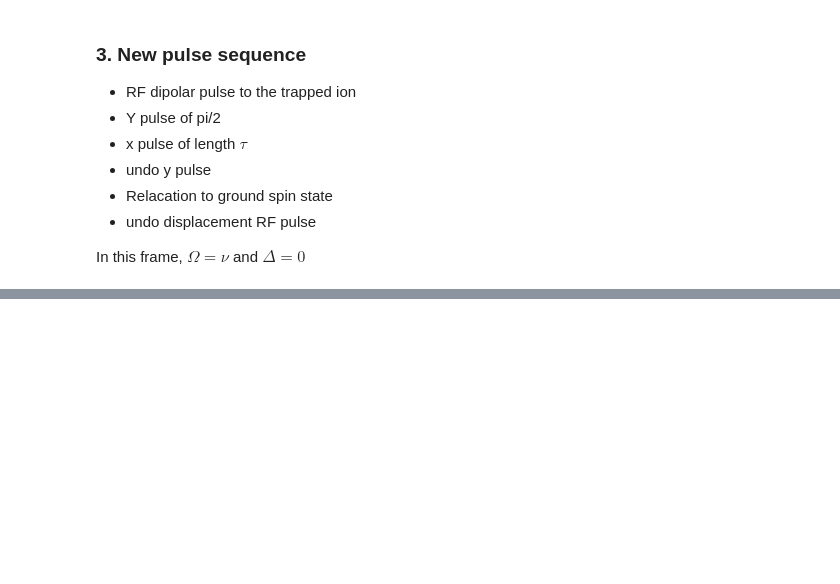
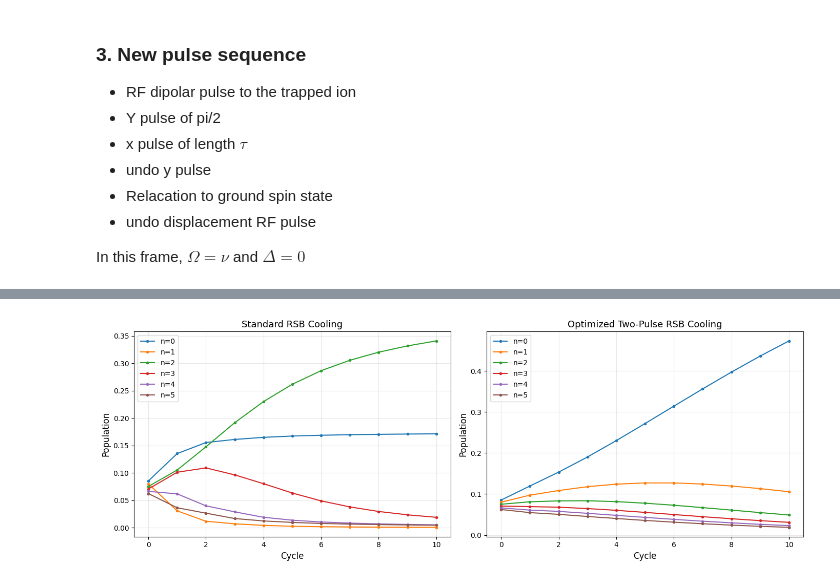
Before and after one commit to GonReina/QLearn, a Jupyter notebook: trapped_ions/Fock_mixtures_sim.ipynb, the cells around one changed output, grey strips where cells are left out. Saved outputs shown, nothing was run; the diff lists cells and outputs as text; code cells hidden in the pictures; blank space fills up the shorter version.

```diff
--- a/trapped_ions/Fock_mixtures_sim.ipynb
+++ b/trapped_ions/Fock_mixtures_sim.ipynb
@@ -492,0 +1356,97 @@ Pulse duration tau: 628.3185307179587
+# %%
+"""
+OPTIMIZED POLARON PROTOCOL
+
+For cooling to work with spin-dependent displacements, we need to choose
+the displacement carefully. The key is that after spin reset, we want:
+  p(n') after cooling < p(n) before cooling
+
+For a thermal state displaced by α:
+  ⟨n⟩_displaced ≈ ⟨n⟩_thermal + |α|²
+
+So we need the protocol to create NEGATIVE effective displacement!
+
+Strategy: Use spin-dependent force during free evolution of a superposition
+"""
+
+# Better approach: RSB interaction with controlled duration
+# This directly removes phonons through |e,n⟩ ↔ |g,n-1⟩ transitions
+
+# Let's also try a multi-step protocol:
+# 1. Partial π pulse on RSB (creates entanglement)
+# 2. Free evolution (accumulates phase)
+# 3. Second pulse (disentangles with interference)
+# 4. Spin reset
+
+# Optimized parameters for cooling
+theta = np.pi / 4  # Partial rotation angle (not full π)
+
+H_RSB_opt = -1j * eta * Omega_fast / 2 * (a_full * sp_full - a_dag_full * sm_full)
+t_opt = theta / (eta * Omega_fast)  # Pulse time for angle theta
+
+U_RSB_opt = (-1j * H_RSB_opt * t_opt).expm()
+Prop_RSB_opt = to_super(U_RSB_opt)
+
+# With free evolution in between
+t_free_opt = np.pi / (4 * nu)  # Quarter period
+U_free_opt = (-1j * H_free * t_free_opt).expm()
+Prop_free_opt = to_super(U_free_opt)
+
+# Two-pulse sequence: RSB -> Free -> RSB -> Dissipation
+Prop_Cycle_optimized = Prop_diss * Prop_RSB_opt * Prop_free_opt * Prop_RSB_opt
+
+print("Testing optimized two-pulse RSB protocol:")
+rho_test3 = rho_0
+for cycle in range(10):
+    rho_test3_vec = operator_to_vector(rho_test3)
+    rho_test3_vec = Prop_Cycle_optimized * rho_test3_vec
+    rho_test3 = vector_to_operator(rho_test3_vec)
+    n_bar = expect(a_dag_full * a_full, rho_test3)
+    print(f"  Cycle {cycle+1}: n_bar = {n_bar:.4f}")
+
+# Store this for plotting
+occupancies_optimized = np.zeros((11, N))
+rho_temp = rho_0
+occupancies_optimized[0, :] = rho_temp.ptrace(1).diag().real
+for k in range(10):
+    rho_temp_vec = operator_to_vector(rho_temp)
+    rho_temp_vec = Prop_Cycle_optimized * rho_temp_vec
+    rho_temp = vector_to_operator(rho_temp_vec)
+    occupancies_optimized[k+1, :] = rho_temp.ptrace(1).diag().real
+
+# Compare with standard RSB
+occupancies_RSB = np.zeros((11, N))
+rho_temp = rho_0
+occupancies_RSB[0, :] = rho_temp.ptrace(1).diag().real
+for k in range(10):
+    rho_temp_vec = operator_to_vector(rho_temp)
+    rho_temp_vec = Prop_Cycle_RSB * rho_temp_vec
+    rho_temp = vector_to_operator(rho_temp_vec)
+    occupancies_RSB[k+1, :] = rho_temp.ptrace(1).diag().real
+
+# Plot comparison
+fig, axes = plt.subplots(1, 2, figsize=(14, 5))
+
+# Standard RSB
+ax = axes[0]
+for n in range(min(N, 6)):
+    ax.plot(range(11), occupancies_RSB[:, n], '.-', label=f'n={n}', linewidth=1.5)
+ax.set_xlabel('Cycle', fontsize=12)
+ax.set_ylabel('Population', fontsize=12)
+ax.set_title('Standard RSB Cooling', fontsize=13)
+ax.legend()
+ax.grid(True, alpha=0.3)
+
+# Optimized two-pulse
+ax = axes[1]
+for n in range(min(N, 6)):
+    ax.plot(range(11), occupancies_optimized[:, n], '.-', label=f'n={n}', linewidth=1.5)
+ax.set_xlabel('Cycle', fontsize=12)
+ax.set_ylabel('Population', fontsize=12)
+ax.set_title('Optimized Two-Pulse RSB Cooling', fontsize=13)
+ax.legend()
+ax.grid(True, alpha=0.3)
+
+plt.tight_layout()
+plt.show()
+# %% [output]
@@ -492,0 +1464 @@ Pulse duration tau: 628.3185307179587
+[figure, added]
```
Also changed, not shown: parts of 19 cells of this notebook, 4 other files.
